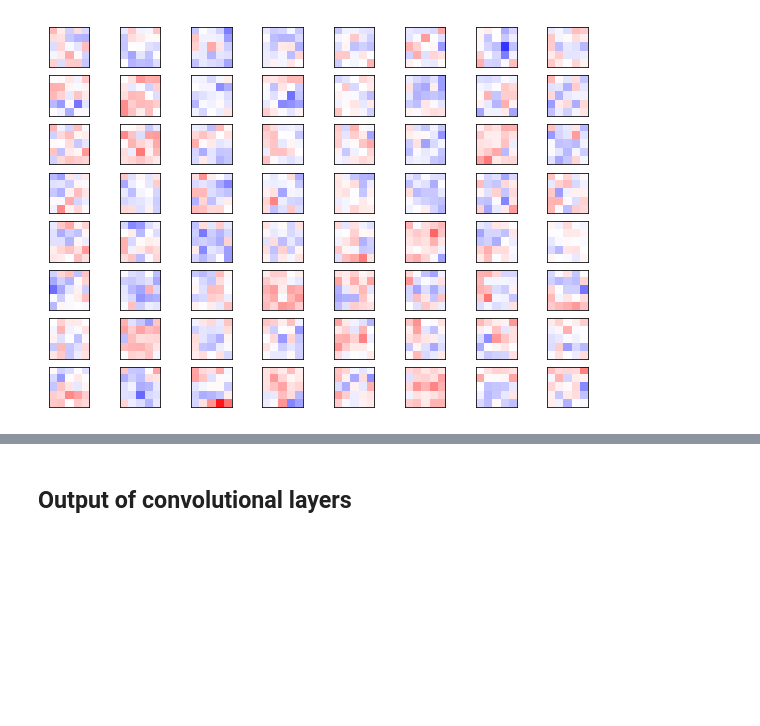
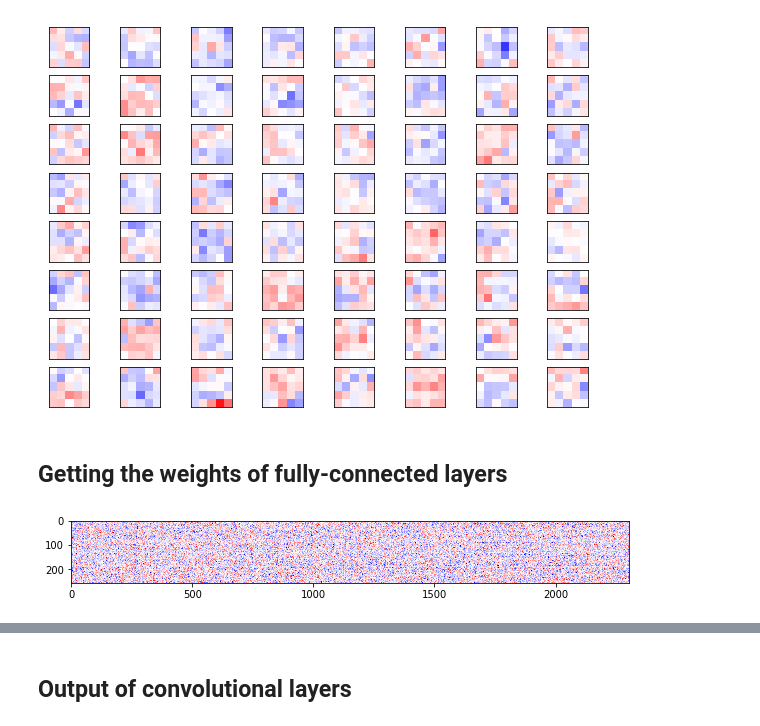
Before and after one commit to khvorov/tf-learn, a Jupyter notebook: cifar-10.ipynb, the cells around one changed output, grey strips where cells are left out. Drawn from its saved outputs; the diff is of its cells as text; code cells hidden in the pictures; blank space fills up the shorter version.

```diff
--- a/cifar-10.ipynb
+++ b/cifar-10.ipynb
@@ -524,3 +505,17 @@ Mean: -0.00296, Stdev: 0.04668
 [figure]
 # %%
 #plot_conv_weights(weights=weights_conv3, input_channel=1)
+# %% [markdown]
+## Getting the weights of fully-connected layers
+# %%
+weights_fc1 = get_weights_variable(layer_name='fc1')
+weights_fc2 = get_weights_variable(layer_name='fc2')
+# %%
+# FC1
+w = session.run(weights_fc1)
+w_min, w_max = np.min(w), np.max(w)
+abs_max = max(abs(w_min), abs(w_max))
+plt.imshow(w.T, vmin=-abs_max, vmax=abs_max, interpolation='nearest', cmap='seismic')
+plt.show()
+# %% [output]
+[figure, added]
```
Also changed, not shown: parts of 9 cells of this notebook.
